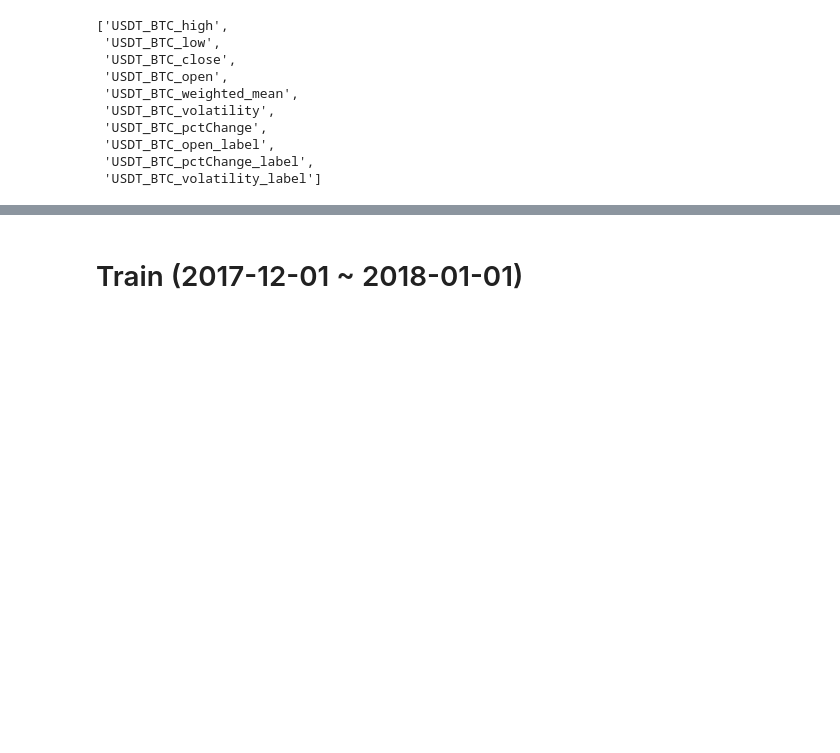
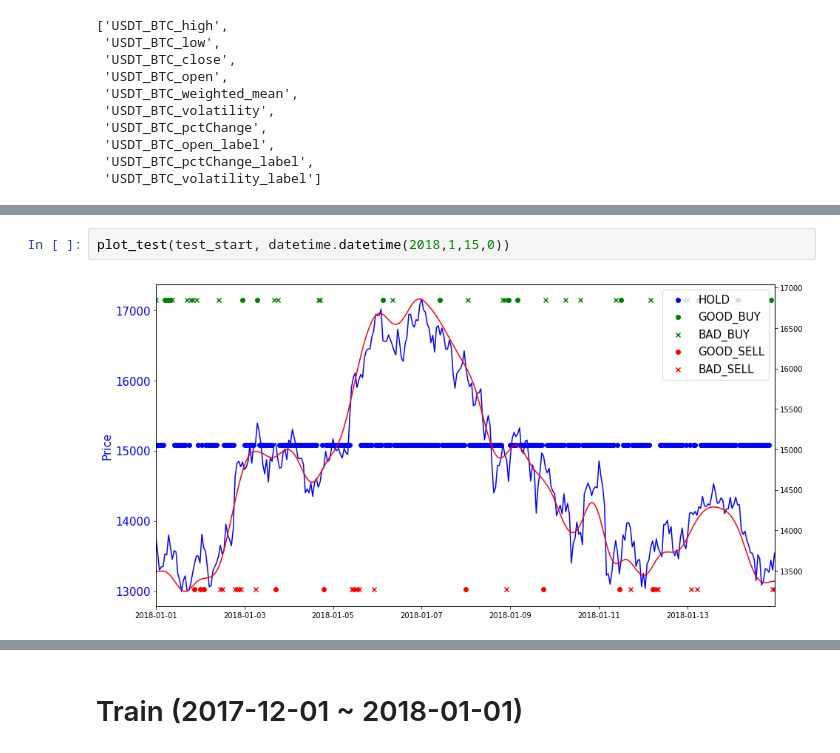
Before and after one commit to yws12/CS341_cryptocurrency_prediction, a Jupyter notebook: Trading/RL/mint_DQAgent.ipynb, the cells around one changed output, grey strips where cells are left out. Saved outputs shown, nothing was run; the diff lists cells and outputs as text; blank space fills up the shorter version.

Commit message:
naive plotting for good/bad decision

```diff
--- a/Trading/RL/mint_DQAgent.ipynb
+++ b/Trading/RL/mint_DQAgent.ipynb
@@ -66,0 +203,4 @@ def plot_test(start_time, end_time):
+# %%
+plot_test(test_start, datetime.datetime(2018,1,15,0))
+# %% [output]
+[figure, added]
```
Also changed, not shown: parts of 21 cells of this notebook.
